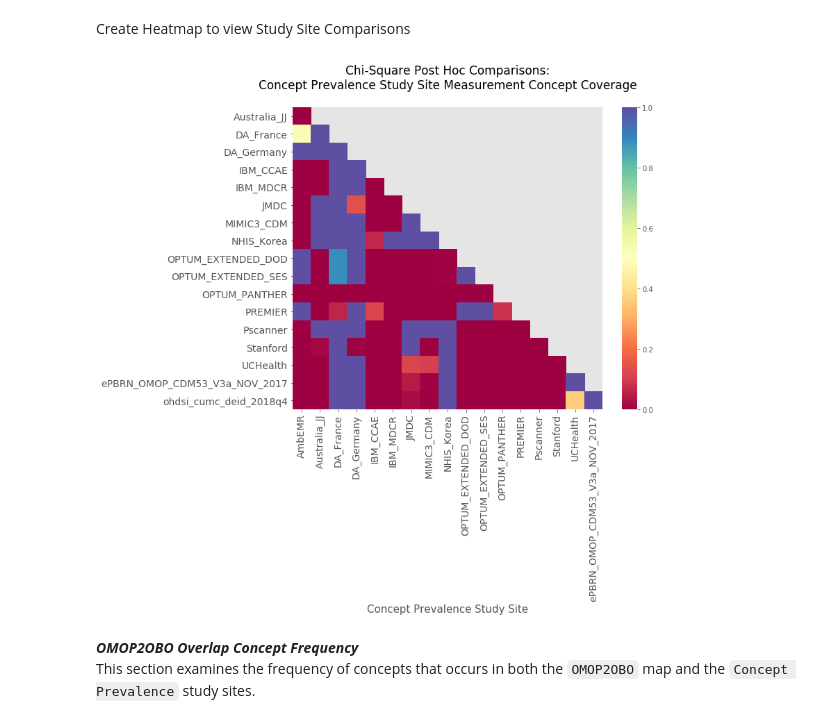
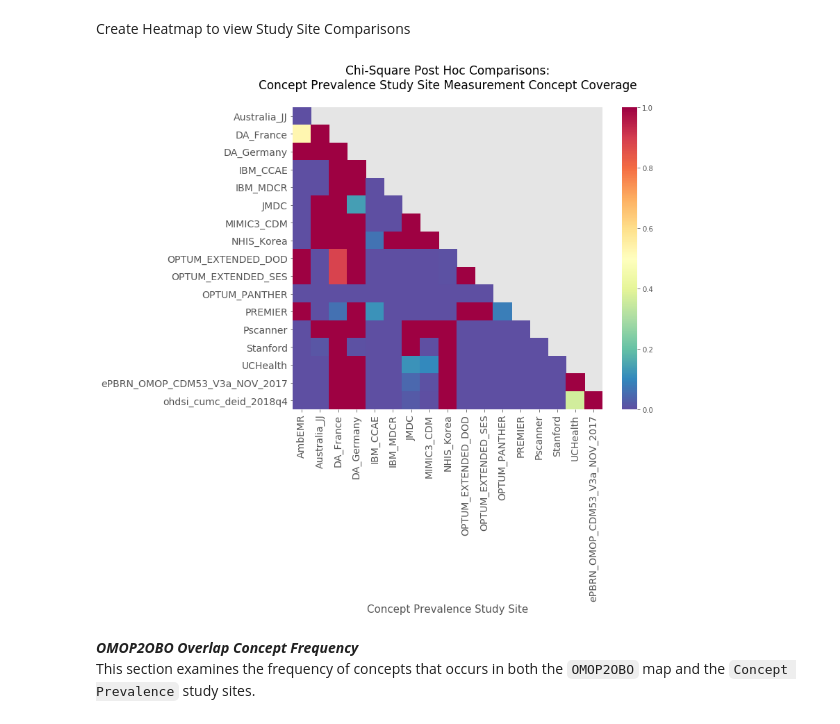
Before and after one commit to callahantiff/OMOP2OBO, a Jupyter notebook: resources/analyses/omop2obo_mapping_validation.ipynb, the cells around one changed output. Drawn from its saved outputs; the diff is of its cells as text; code cells hidden in the pictures.

```diff
--- a/resources/analyses/omop2obo_mapping_validation.ipynb
+++ b/resources/analyses/omop2obo_mapping_validation.ipynb
@@ -2359,20 +2388,3 @@ Database site concept occurrence: 1 min, 3.883771929824561 mean, 18 max
 Concept Frequency information: 100 min, 18847.280843721088 mean, 1077258.9 max
 # %% [markdown]
 ***Truly Missing Concepts***
-# %%
-# freq_dict = {tp_not_covered_dict['missing'][x]['avg_count']: str(x) + ':' + tp_not_covered_dict['missing'][x]['evidence'] for x in tp_not_covered_dict['missing'].keys()}
-med_counts, med_dbs, med_concepts = [], [], []
-for x in med_tp_not_covered_dict['missing'].keys():
-    for y in med_tp_not_covered_dict['missing'][x]:
-        for z in med_tp_not_covered_dict['missing'][x]['evidence'].keys():
-            if z != 'master_evidence':
-                med_counts.append(statistics.mean(med_tp_not_covered_dict['missing'][x]['counts']))
-                med_dbs.append(med_tp_not_covered_dict['missing'][x]['dbs'])
-                med_concepts.append(str(x) + ': ' + med_tp_not_covered_dict['missing'][x]['evidence'][z]['evidence'])
-
-# create Pandas DataFrame
-med_truly_mising_df = pd.DataFrame({'Concept Frequency': med_counts, 'Database Count': med_dbs, 'Concept': med_concepts}).drop_duplicates()
-
-# print missing concepts sorted descending by concept frequency
-med_truly_mising_df = med_truly_mising_df.sort_values(['Concept Frequency', 'Database Count'], ascending=False)
-med_truly_mising_df.head(n=20)
@@ -3717,20 +3768,3 @@ Database site concept occurrence: 1 min, 5.1835443037974684 mean, 11 max
 Concept Frequency information: 100 min, 282115.28211249015 mean, 14317951.9 max
 # %% [markdown]
 ***Truly Missing Concepts***
-# %%
-# freq_dict = {tp_not_covered_dict['missing'][x]['avg_count']: str(x) + ':' + tp_not_covered_dict['missing'][x]['evidence'] for x in tp_not_covered_dict['missing'].keys()}
-counts, dbs, concepts = [], [], []
-for x in lab_tp_not_covered_dict['missing'].keys():
-    for y in lab_tp_not_covered_dict['missing'][x]:
-        for z in lab_tp_not_covered_dict['missing'][x]['evidence'].keys():
-            if z != 'master_evidence':
-                counts.append(statistics.mean(lab_tp_not_covered_dict['missing'][x]['counts']))
-                dbs.append(lab_tp_not_covered_dict['missing'][x]['dbs'])
-                concepts.append(str(x) + ': ' + lab_tp_not_covered_dict['missing'][x]['evidence'][z]['evidence'])
-
-# create Pandas DataFrame
-lab_truly_mising_df = pd.DataFrame({'Concept Frequency': counts, 'Database Count': dbs, 'Concept': concepts})
-
-# print missing concepts sorted descending by concept frequency
-lab_truly_mising_df = lab_truly_mising_df.sort_values(['Concept Frequency', 'Database Count'], ascending=False).drop_duplicates()
-lab_truly_mising_df.head(n=20)
@@ -3883,31 +3924,31 @@ Create Heatmap to view Study Site Comparisons
 # %%
 # reformat data and create heat map
 result_df = result.copy()
 
 # split comparison column names and add as separate columns
 row_names = [x.split('-')[0] for x in list(result_df['comparison'])]
 col_names = [x.split('-')[1] for x in list(result_df['comparison'])]
 result_df['comparison1'] = row_names
 result_df['comparison2'] = col_names
 
 # drop uneeded columns
 result_df = result_df.drop(columns=['comparison', 'original_pvalue', 'reject_h0'], axis=1)
 
 # reformat data
 res_plot = result_df.pivot(index='comparison2', columns='comparison1', values='corrected_pvalue')
 
 # create heatmap
 fig, ax = plt.subplots(1, 1, figsize=(10, 8))
-g = sns.heatmap(res_plot, annot = False, cmap='Spectral')
+g = sns.heatmap(res_plot, annot = False, cmap='Spectral_r')
 # set plot label information
 plt.title('Chi-Square Post Hoc Comparisons:\nConcept Prevalence Study Site Measurement Concept Coverage\n', fontsize=17)
 plt.xlabel('Concept Prevalence Study Site', fontsize=15)
 plt.ylabel('', fontsize=18)
 plt.tick_params(labelsize=14)
 
 plt.show()
 # %% [output]
-[figure, old version]
+[figure, new version]
 # %% [markdown]
 ***OMOP2OBO Overlap Concept Frequency***
 This section examines the frequency of concepts that occurs in both the `OMOP2OBO` map and the `Concept Prevalence` study sites.
```
Also changed, not shown: parts of 18 cells of this notebook.
